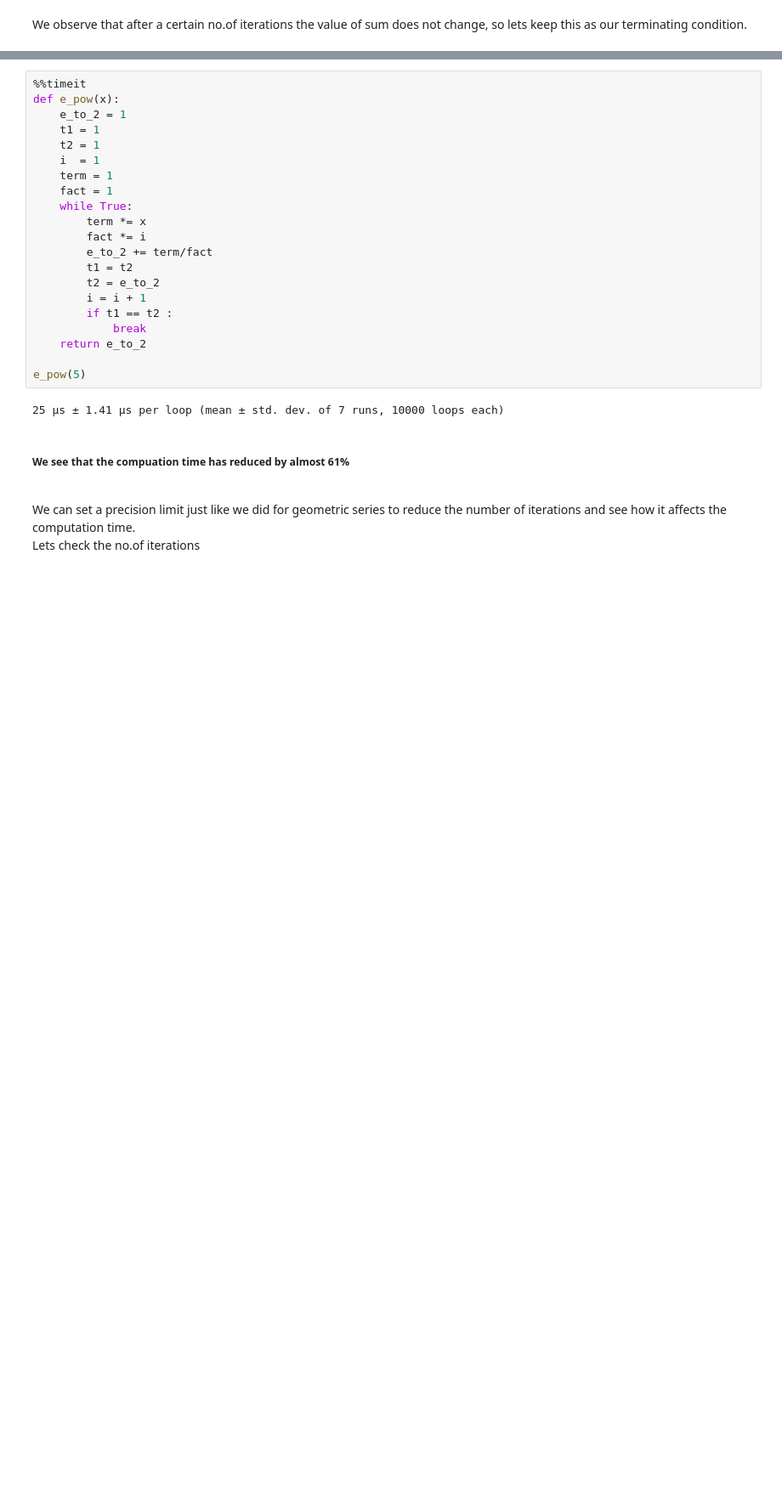
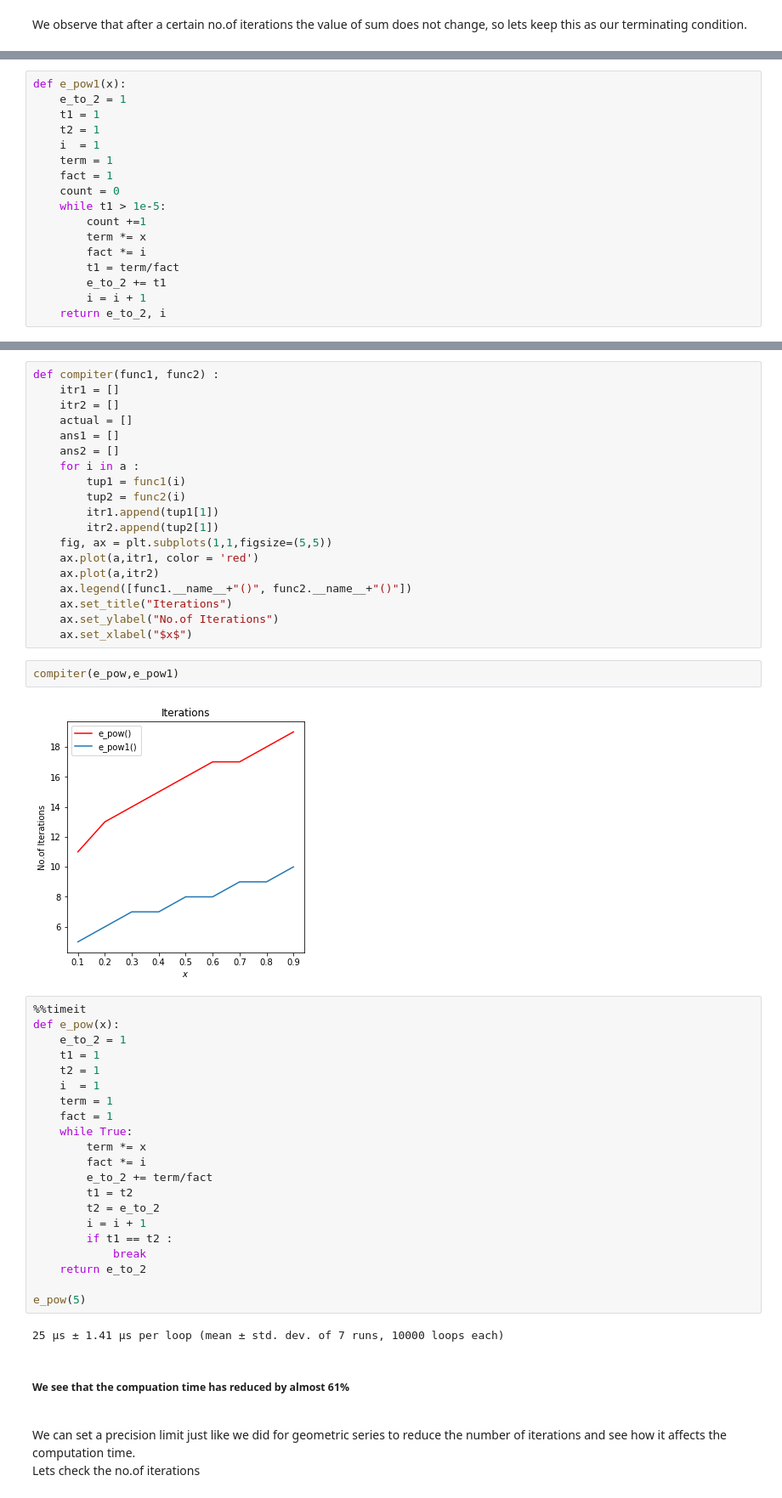
Before and after one commit to ShwetaBarge/PythonForDataScience, a Jupyter notebook: Taylor Series.ipynb, the cells around one changed output, grey strips where cells are left out. Shown at 85% size. Saved outputs shown, nothing was run; the diff lists cells and outputs as text; blank space fills up the shorter version.

```diff
--- a/Taylor Series.ipynb
+++ b/Taylor Series.ipynb
@@ -319,0 +410,17 @@ We have previously seen that using the previously calculated exponential value w
+# %%
+def e_pow1(x):
+    e_to_2 = 1
+    t1 = 1
+    t2 = 1
+    i  = 1
+    term = 1
+    fact = 1
+    count = 0
+    while t1 > 1e-5:
+        count +=1
+        term *= x
+        fact *= i
+        t1 = term/fact
+        e_to_2 += t1
+        i = i + 1
+    return e_to_2, i
@@ -320,3 +429,26 @@ We have previously seen that using the previously calculated exponential value w
+# %%
+def compiter(func1, func2) :
+    itr1 = []
+    itr2 = []
+    actual = []
+    ans1 = []
+    ans2 = []
+    for i in a :
+        tup1 = func1(i)
+        tup2 = func2(i)
+        itr1.append(tup1[1])
+        itr2.append(tup2[1])
+    fig, ax = plt.subplots(1,1,figsize=(5,5))
+    ax.plot(a,itr1, color = 'red')
+    ax.plot(a,itr2)
+    ax.legend([func1.__name__+"()", func2.__name__+"()"])
+    ax.set_title("Iterations")
+    ax.set_ylabel("No.of Iterations")
+    ax.set_xlabel("$x$")
+# %%
+compiter(e_pow,e_pow1)
+# %% [output]
+[figure, added]
 # %%
 %%timeit
 def e_pow(x):
```
Also changed, not shown: parts of 36 cells of this notebook.
